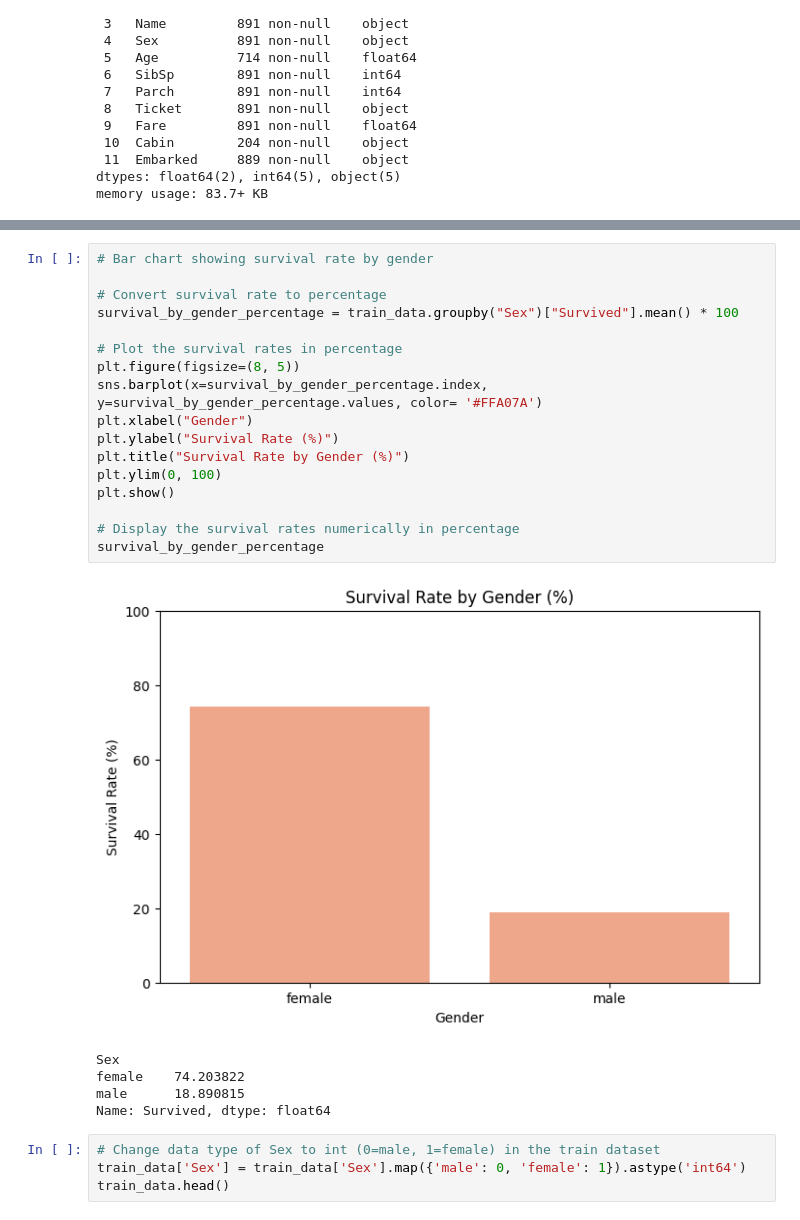
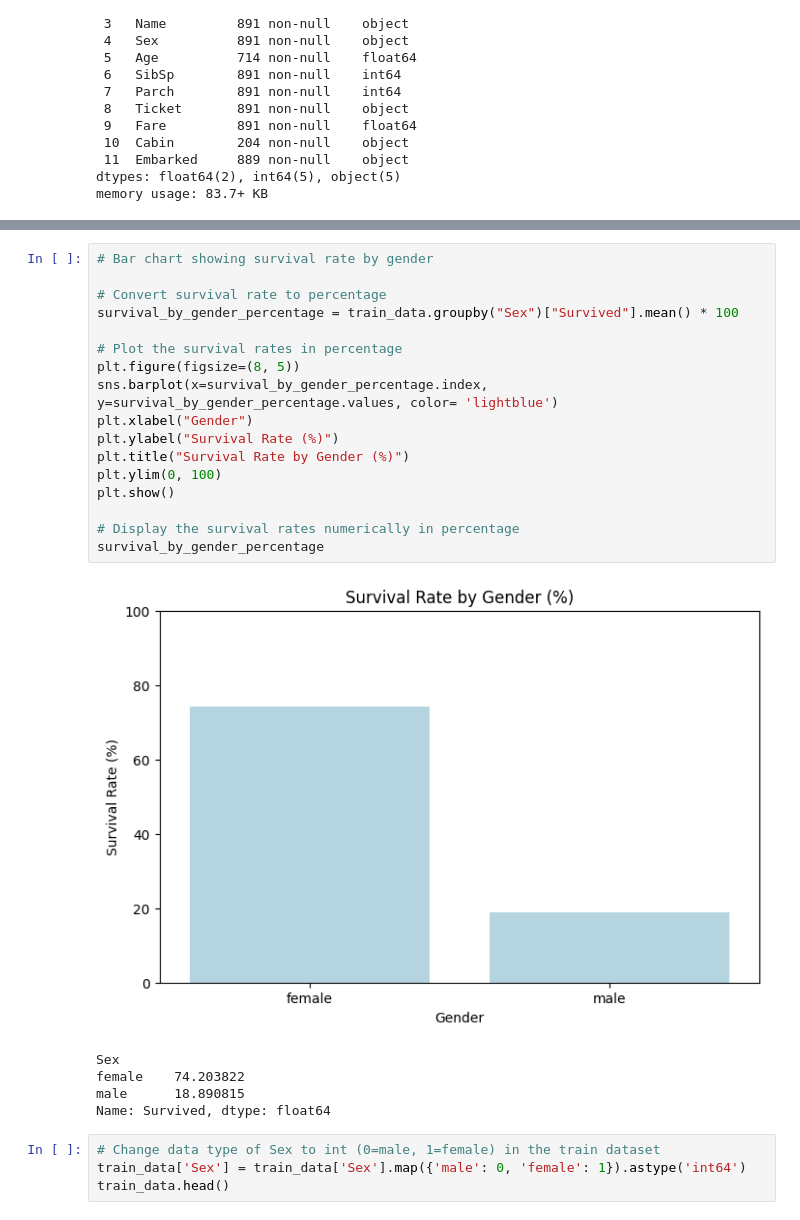
Before and after one commit to bytesbyt/ds_titanic, a Jupyter notebook: titanic.ipynb, the cells around one changed output, grey strips where cells are left out. Cells and saved outputs as stored; diff of their text form.

Commit message:
Save visualisations

```diff
--- a/titanic.ipynb
+++ b/titanic.ipynb
@@ -70,22 +70,22 @@ sns.heatmap(train_data.isnull(), cbar=False)
 # %%
 # Bar chart showing survival rate by gender
 
 # Convert survival rate to percentage
 survival_by_gender_percentage = train_data.groupby("Sex")["Survived"].mean() * 100
 
 # Plot the survival rates in percentage
 plt.figure(figsize=(8, 5))
-sns.barplot(x=survival_by_gender_percentage.index, y=survival_by_gender_percentage.values, color= '#FFA07A')
+sns.barplot(x=survival_by_gender_percentage.index, y=survival_by_gender_percentage.values, color= 'lightblue')
 plt.xlabel("Gender")
 plt.ylabel("Survival Rate (%)")
 plt.title("Survival Rate by Gender (%)")
 plt.ylim(0, 100)
 plt.show()
 
 # Display the survival rates numerically in percentage
 survival_by_gender_percentage
 # %% [output]
-[figure, old version]
+[figure, new version]
 Sex
 female    74.203822
 male      18.890815
```
Also changed, not shown: parts of 9 cells of this notebook, 9 other files.
